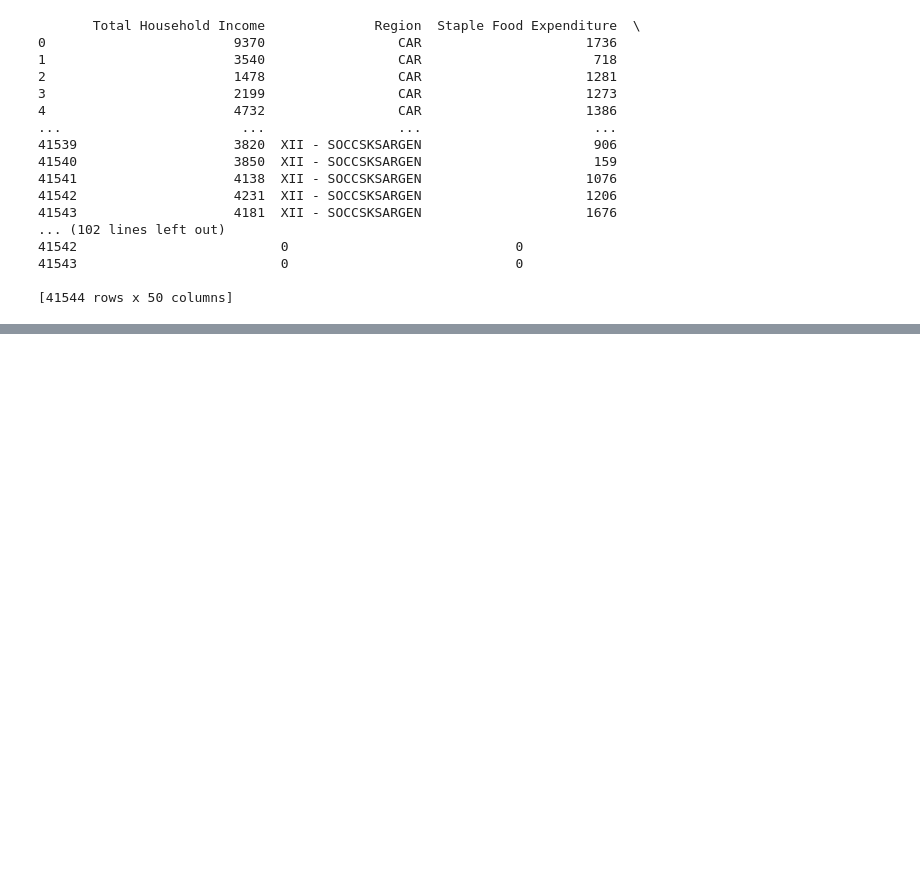
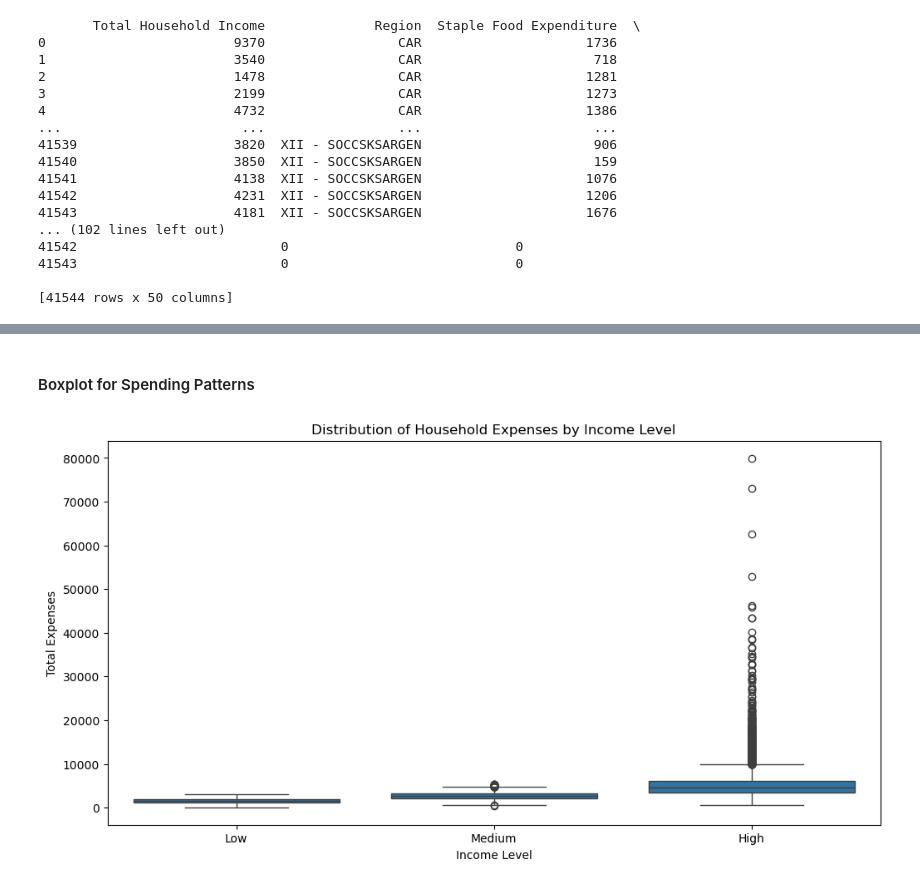
Before and after one commit to Mon-Thet/Data-Processing-in-Python, a Jupyter notebook: main.ipynb, the cells around one changed output, grey strips where cells are left out. Saved outputs shown, nothing was run; the diff lists cells and outputs as text; code cells hidden in the pictures; blank space fills up the shorter version.

```diff
--- a/main.ipynb
+++ b/main.ipynb
@@ -69,0 +35,21 @@ print(df_filtered)
+# %%
+df_cleaned = df.copy()
+
+expense_columns = [
+    "Staple Food Expenditure", "Meat Expenditure", "Seafood Expenditure", "Leisure Expenditure",
+    "Alcohol Expenditure", "Tobacco Expenditure", "Medical Expenditure", "Transportation Expenditure",
+    "Communication Expenditure", "Utilities Expenditure", "Housing Tax", "Education Expenditure",
+    "Crop Farming Expenditure"
+]
+available_expense_columns = [col for col in expense_columns if col in df_cleaned.columns]
+if not available_expense_columns:
+    raise ValueError("None of the specified expense columns are available in the dataset.")
+
+df_cleaned["Total Expenses"] = df_cleaned[available_expense_columns].sum(axis=1)
+
+if "Entrepreneurial Income" in df_cleaned.columns:
+    df_cleaned = df_cleaned[
+        (df_cleaned["Total Household Income"] + df_cleaned["Entrepreneurial Income"]) >= df_cleaned["Total Expenses"]
+    ]
+else:
+    df_cleaned = df_cleaned[df_cleaned["Total Household Income"] >= df_cleaned["Total Expenses"]]
@@ -69,0 +91,11 @@ print(df_filtered)
+# %% [markdown]
+#### Boxplot for Spending Patterns
+# %%
+plt.figure(figsize=(12, 6))
+sns.boxplot(x="Income Level", y="Total Expenses", data=df_cleaned, order=["Low", "Medium", "High"])
+plt.xlabel("Income Level")
+plt.ylabel("Total Expenses")
+plt.title("Distribution of Household Expenses by Income Level")
+plt.show()
+# %% [output]
+[figure, added]
```
Also changed, not shown: parts of 19 cells of this notebook.
